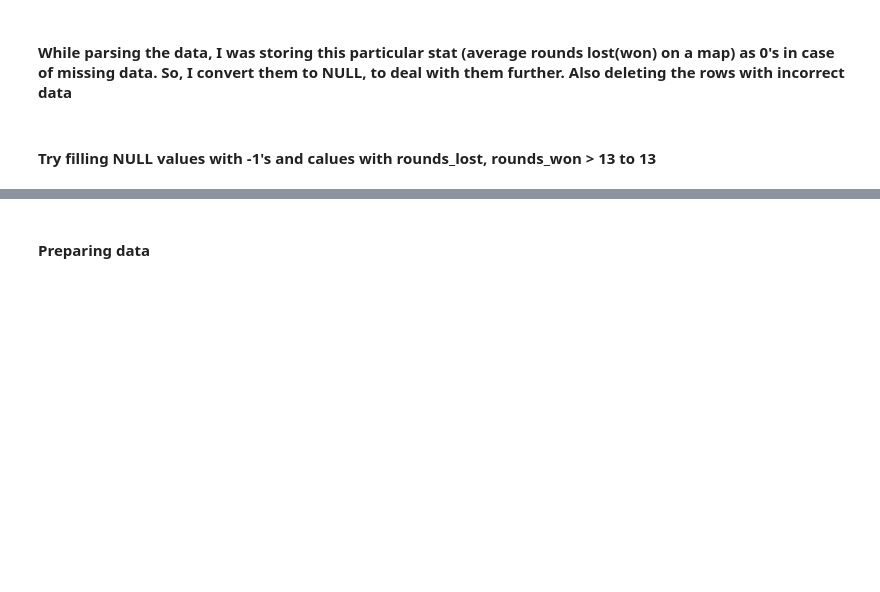
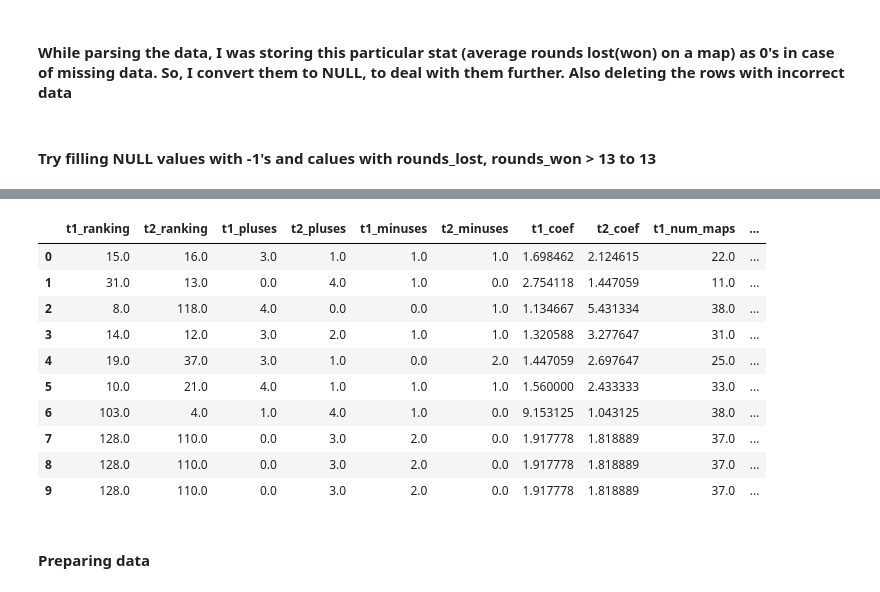
Before and after one commit to point516/hope, a Jupyter notebook: main.ipynb, the cells around one changed output, grey strips where cells are left out. Cells and saved outputs as stored; diff of their text form; code cells hidden in the pictures; blank space fills up the shorter version.

```diff
--- a/main.ipynb
+++ b/main.ipynb
@@ -66,8 +75,12 @@ df.loc[df['t2_rounds_lost']>13,'t2_rounds_lost'] = 13
 df.loc[df['t1_rounds_won']>13,'t1_rounds_won'] = 13
 df.loc[df['t2_rounds_won']>13,'t2_rounds_won'] = 13
 
-df['t1_rounds_lost'].fillna(15, inplace=True)
-df['t1_rounds_won'].fillna(15, inplace=True)
-df['t2_rounds_lost'].fillna(15, inplace=True)
-df['t2_rounds_won'].fillna(15, inplace=True)
+df['t1_rounds_lost'].fillna(16, inplace=True)
+df['t1_rounds_won'].fillna(16, inplace=True)
+df['t2_rounds_lost'].fillna(16, inplace=True)
+df['t2_rounds_won'].fillna(16, inplace=True)
+# %%
+df['t1_fp'] = df['t1_fp'].astype('int')
+df['t2_fp'] = df['t2_fp'].astype('int')
+df['result'] = df['result'].astype('int')
 # %% [markdown]
@@ -93,3 +128,17 @@ dataset.to_csv('diffs.csv', index=False)
+# %%
+full.head(10)
+# %% [output]
+|  | t1_ranking | t2_ranking | t1_pluses | t2_pluses | t1_minuses | t2_minuses | t1_coef | t2_coef | t1_num_maps | ... |
+| 0 | 15.0 | 16.0 | 3.0 | 1.0 | 1.0 | 1.0 | 1.698462 | 2.124615 | 22.0 | ... |
+| 1 | 31.0 | 13.0 | 0.0 | 4.0 | 1.0 | 0.0 | 2.754118 | 1.447059 | 11.0 | ... |
+| 2 | 8.0 | 118.0 | 4.0 | 0.0 | 0.0 | 1.0 | 1.134667 | 5.431334 | 38.0 | ... |
+| 3 | 14.0 | 12.0 | 3.0 | 2.0 | 1.0 | 1.0 | 1.320588 | 3.277647 | 31.0 | ... |
+| 4 | 19.0 | 37.0 | 3.0 | 1.0 | 0.0 | 2.0 | 1.447059 | 2.697647 | 25.0 | ... |
+| 5 | 10.0 | 21.0 | 4.0 | 1.0 | 1.0 | 1.0 | 1.560000 | 2.433333 | 33.0 | ... |
+| 6 | 103.0 | 4.0 | 1.0 | 4.0 | 1.0 | 0.0 | 9.153125 | 1.043125 | 38.0 | ... |
+| 7 | 128.0 | 110.0 | 0.0 | 3.0 | 2.0 | 0.0 | 1.917778 | 1.818889 | 37.0 | ... |
+| 8 | 128.0 | 110.0 | 0.0 | 3.0 | 2.0 | 0.0 | 1.917778 | 1.818889 | 37.0 | ... |
+| 9 | 128.0 | 110.0 | 0.0 | 3.0 | 2.0 | 0.0 | 1.917778 | 1.818889 | 37.0 | ... |
 # %% [markdown]
 #### Preparing data
 # %%
```
Also changed, not shown: parts of 42 cells of this notebook.
